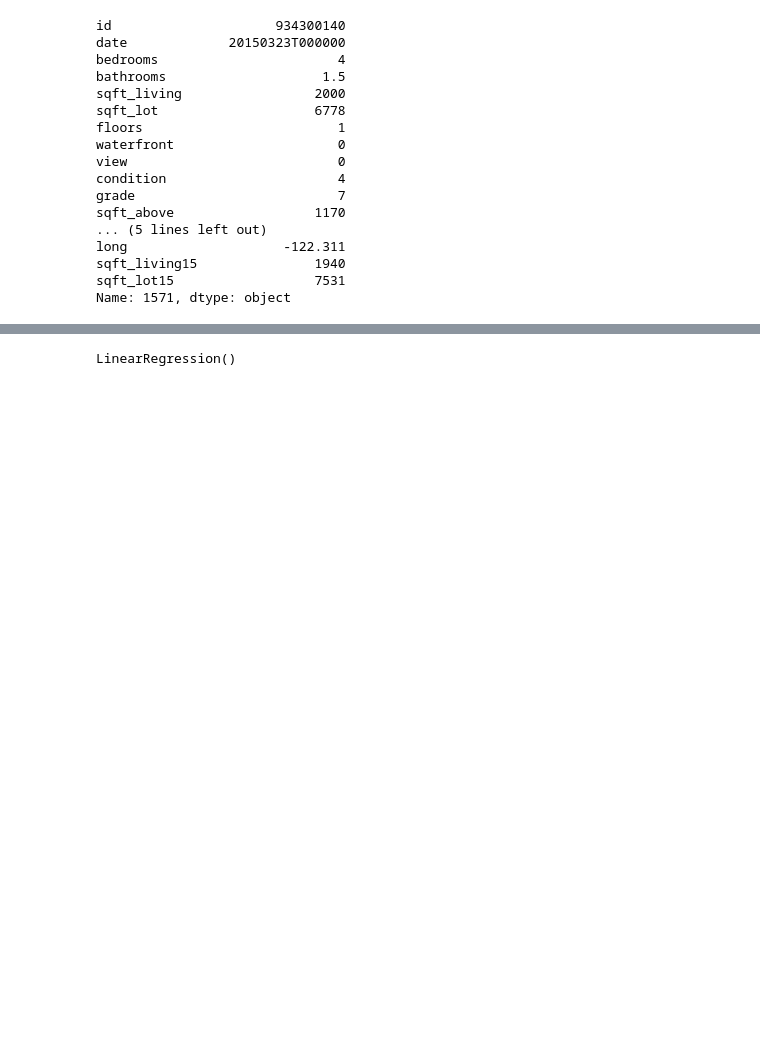
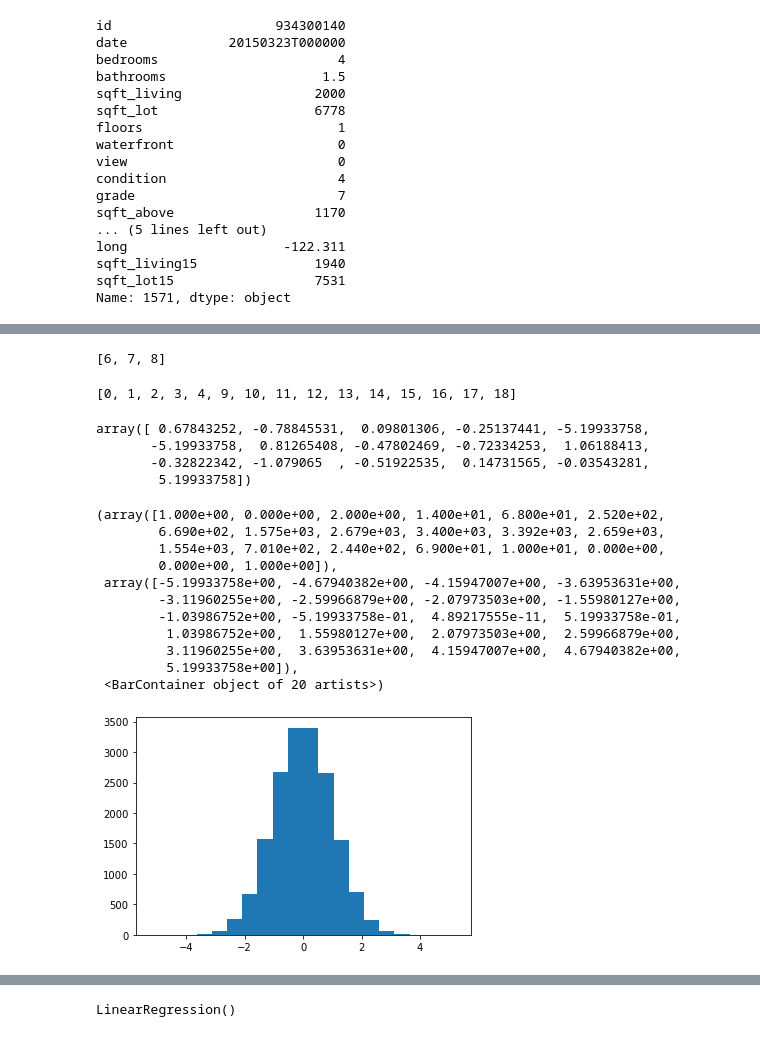
Before and after one commit to jmillerbrooks/kc_stream, a Jupyter notebook: scratch.ipynb, the cells around one changed output, grey strips where cells are left out. Saved outputs shown, nothing was run; the diff lists cells and outputs as text; code cells hidden in the pictures; blank space fills up the shorter version.

Commit message:
pipeline overhaul, almost ready to gridsearch

```diff
--- a/scratch.ipynb
+++ b/scratch.ipynb
@@ -233,0 +298,6 @@ array([0.6730471423952884, -0.8007714664832806, -0.08588714216589924,
+# %%
+features = list(X_train.columns[2:])
+features.remove('zipcode')
+features.remove('yr_renovated')
+
+features += ['yr_sold', 'effective_age', 'sqft_per_bedroom']
@@ -233,0 +326,13 @@ array([0.6730471423952884, -0.8007714664832806, -0.08588714216589924,
+# %%
+
+cat_indices = [*range(5,9)]
+
+
+num_indices = [x for x, _ in enumerate(features) if x not in cat_indices]
+cat_indices.remove(5)
+
+print(cat_indices)
+num_indices
+# %% [output]
+[6, 7, 8]
+[0, 1, 2, 3, 4, 9, 10, 11, 12, 13, 14, 15, 16, 17, 18]
@@ -233,0 +342,21 @@ array([0.6730471423952884, -0.8007714664832806, -0.08588714216589924,
+# %%
+# preprocessing steps
+
+num_pipeline = Pipeline([
+    ('imputer', SimpleImputer(strategy='median')),
+    ('scaler', QuantileTransformer(output_distribution='normal'))
+])
+
+
+
+cat_pipeline = Pipeline([
+    ('one_hot', OneHotEncoder())
+])
+
+
+# Waterfront has only 0 and 1 so is effectively already one-hotted (only column in 'passthrough')
+preprocessor = ColumnTransformer([
+    ('num', num_pipeline, num_indices),
+    ('waterfront', 'passthrough', [5]),
+    ('cat', cat_pipeline, cat_indices)
+    ])
@@ -233,0 +368,13 @@ array([0.6730471423952884, -0.8007714664832806, -0.08588714216589924,
+# %%
+num_test = ColumnTransformer([
+    ('num', num_pipeline, num_indices),
+])
+
+num_prep = num_test.fit_transform(test_res)
+# %%
+num_prep[0]
+# %% [output]
+array([ 0.67843252, -0.78845531,  0.09801306, -0.25137441, -5.19933758,
+       -5.19933758,  0.81265408, -0.47802469, -0.72334253,  1.06188413,
+       -0.32822342, -1.079065  , -0.51922535,  0.14731565, -0.03543281,
+        5.19933758])
@@ -233,0 +383,15 @@ array([0.6730471423952884, -0.8007714664832806, -0.08588714216589924,
+# %%
+plt.hist(num_prep[:, 8], bins=20)
+# %% [output]
+(array([1.000e+00, 0.000e+00, 2.000e+00, 1.400e+01, 6.800e+01, 2.520e+02,
+        6.690e+02, 1.575e+03, 2.679e+03, 3.400e+03, 3.392e+03, 2.659e+03,
+        1.554e+03, 7.010e+02, 2.440e+02, 6.900e+01, 1.000e+01, 0.000e+00,
+        0.000e+00, 1.000e+00]),
+ array([-5.19933758e+00, -4.67940382e+00, -4.15947007e+00, -3.63953631e+00,
+        -3.11960255e+00, -2.59966879e+00, -2.07973503e+00, -1.55980127e+00,
+        -1.03986752e+00, -5.19933758e-01,  4.89217555e-11,  5.19933758e-01,
+         1.03986752e+00,  1.55980127e+00,  2.07973503e+00,  2.59966879e+00,
+         3.11960255e+00,  3.63953631e+00,  4.15947007e+00,  4.67940382e+00,
+         5.19933758e+00]),
+ <BarContainer object of 20 artists>)
+[figure, added]
```
Also changed, not shown: parts of 38 cells of this notebook, 3 other files.
